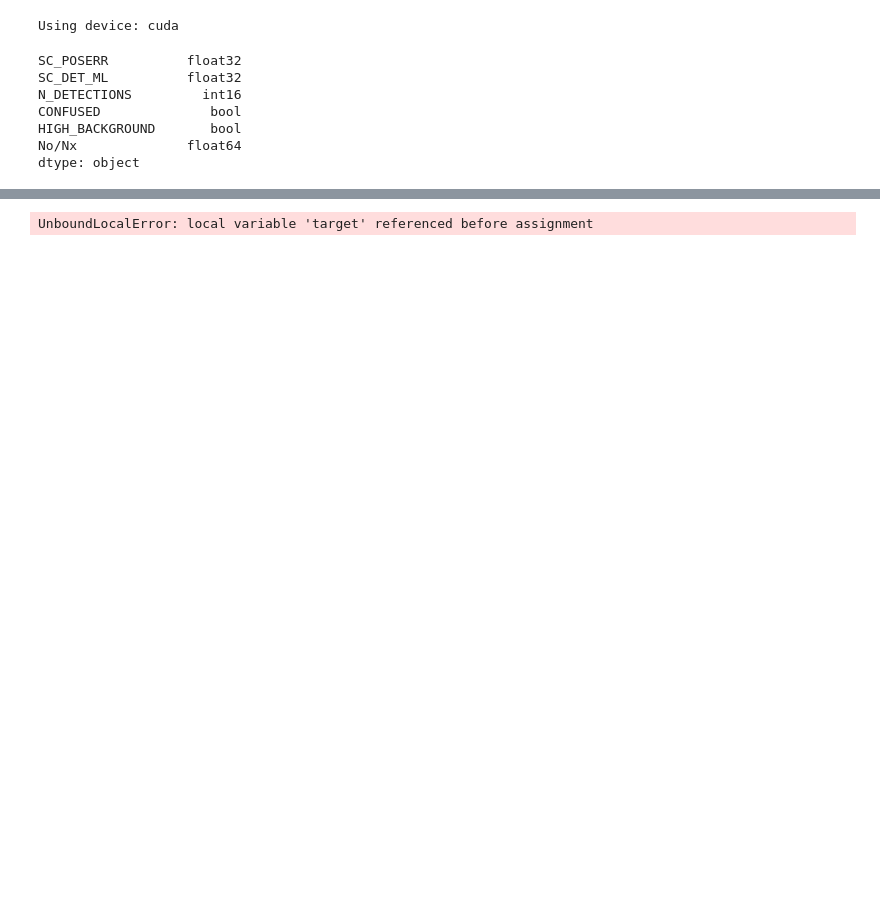
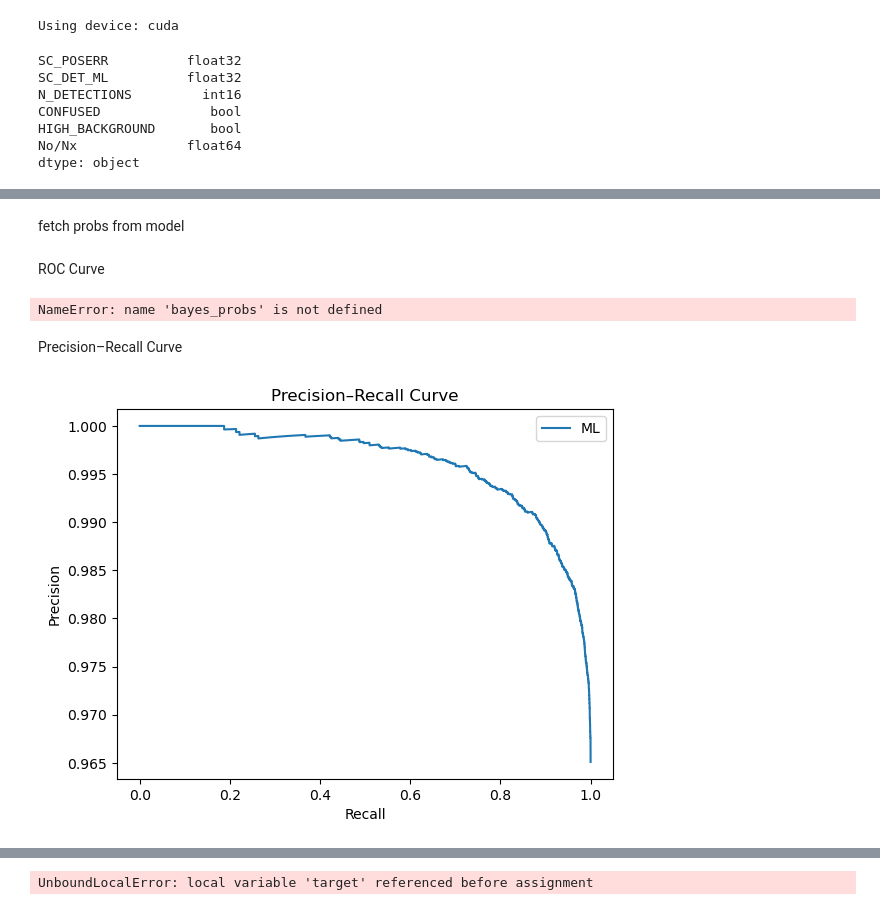
Before and after one commit to Raydir27/Astro-ML, a Jupyter notebook: src/Training/smclr_impl_4.ipynb, the cells around one changed output, grey strips where cells are left out. Cells and saved outputs as stored; diff of their text form; code cells hidden in the pictures; blank space fills up the shorter version.

Commit message:
Bayesian Comparison plots added to smclr_impl_4.ipynb

```diff
--- a/src/Training/smclr_impl_4.ipynb
+++ b/src/Training/smclr_impl_4.ipynb
@@ -294,0 +373,2 @@ Epoch 10 | Loss: 0.2319 | Acc: 0.9162
+# %% [markdown]
+fetch probs from model
@@ -294,0 +412,42 @@ Epoch 10 | Loss: 0.2319 | Acc: 0.9162
+# %% [markdown]
+ROC Curve
+# %%
+from sklearn.metrics import roc_curve, auc
+import matplotlib.pyplot as plt
+
+y_true, y_score = evaluate_model()
+
+fpr_ml, tpr_ml, _ = roc_curve(y_true, y_score)
+auc_ml = auc(fpr_ml, tpr_ml)
+
+# Bayesian
+fpr_bayes, tpr_bayes, _ = roc_curve(y_true, bayes_probs)
+auc_bayes = auc(fpr_bayes, tpr_bayes)
+
+plt.figure()
+plt.plot(fpr_ml, tpr_ml, label=f"ML (AUC={auc_ml:.3f})")
+plt.plot(fpr_bayes, tpr_bayes, label=f"Bayesian (AUC={auc_bayes:.3f})")
+plt.xlabel("False Positive Rate")
+plt.ylabel("True Positive Rate")
+plt.legend()
+plt.title("ROC Curve: ML vs Bayesian")
+plt.show()
+# %% [output]
+NameError: name 'bayes_probs' is not defined
+# %% [markdown]
+Precision–Recall Curve
+# %%
+from sklearn.metrics import precision_recall_curve
+
+precision_ml, recall_ml, _ = precision_recall_curve(y_true, y_score)
+
+plt.figure()
+plt.plot(recall_ml, precision_ml, label="ML")
+
+plt.xlabel("Recall")
+plt.ylabel("Precision")
+plt.title("Precision–Recall Curve")
+plt.legend()
+plt.show()
+# %% [output]
+[figure, added]
```
Also changed, not shown: parts of 14 cells of this notebook.
